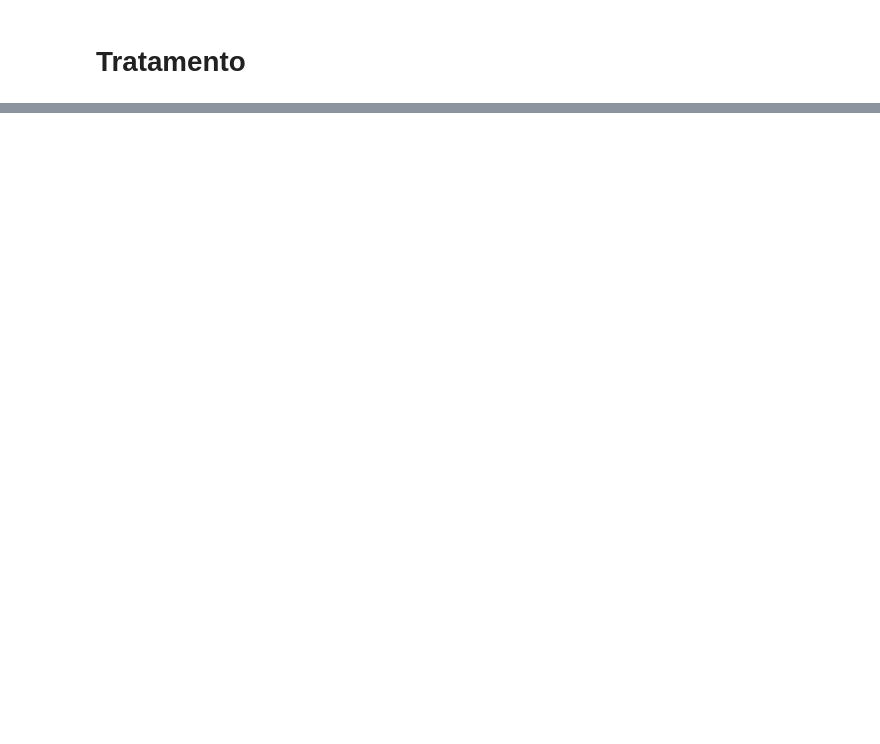
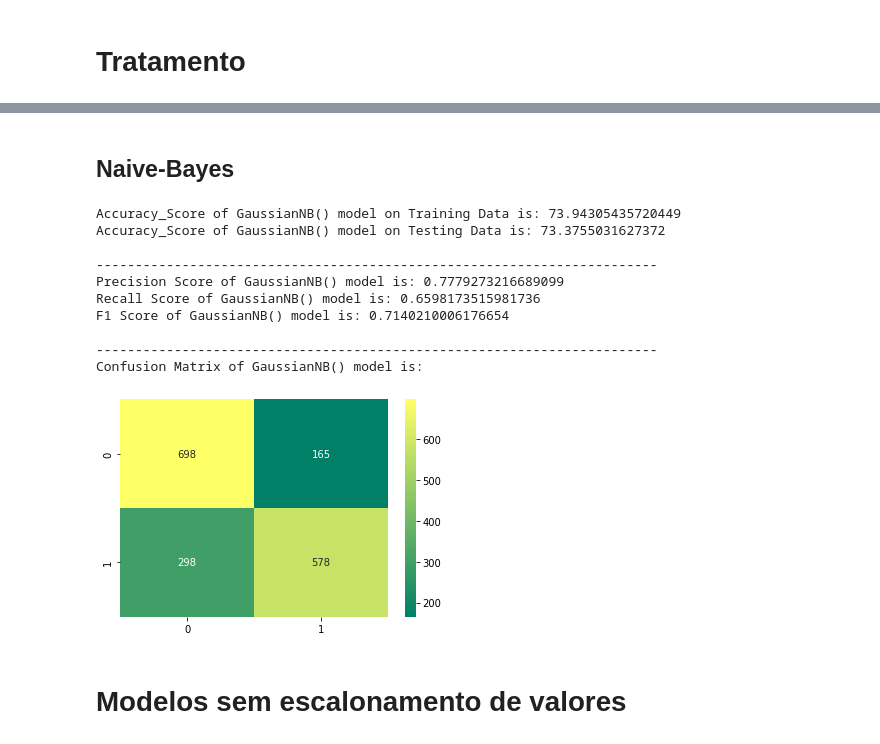
Before and after one commit to luhenr/KaggleCompetitions, a Jupyter notebook: SpaceshipTitanic.ipynb, the cells around one changed output, grey strips where cells are left out. Drawn from its saved outputs; the diff is of its cells as text; code cells hidden in the pictures; blank space fills up the shorter version.

```diff
--- a/SpaceshipTitanic.ipynb
+++ b/SpaceshipTitanic.ipynb
@@ -108,0 +277,18 @@ print(grid_search.best_params_, grid_search.best_score_)
+# %% [markdown]
+## Naive-Bayes
+# %%
+model_prediction(GaussianNB())
+# %% [output]
+Accuracy_Score of GaussianNB() model on Training Data is: 73.94305435720449
+Accuracy_Score of GaussianNB() model on Testing Data is: 73.3755031627372
+
+------------------------------------------------------------------------
+Precision Score of GaussianNB() model is: 0.7779273216689099
+Recall Score of GaussianNB() model is: 0.6598173515981736
+F1 Score of GaussianNB() model is: 0.7140210006176654
+
+------------------------------------------------------------------------
+Confusion Matrix of GaussianNB() model is:
+[figure, added]
+# %% [markdown]
+# Modelos sem escalonamento de valores
```
Also changed, not shown: parts of 139 cells of this notebook.
